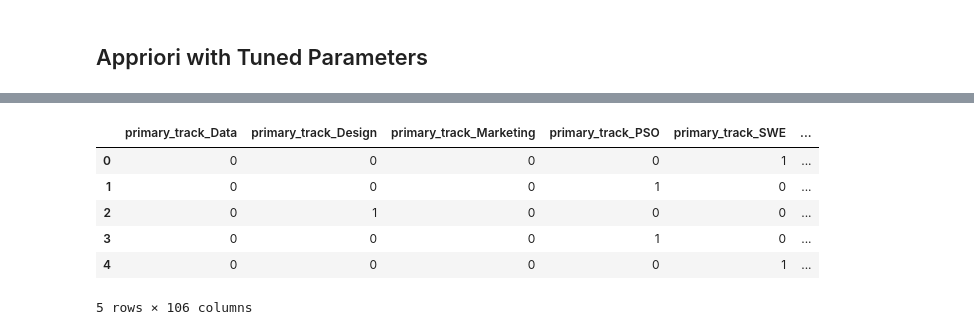
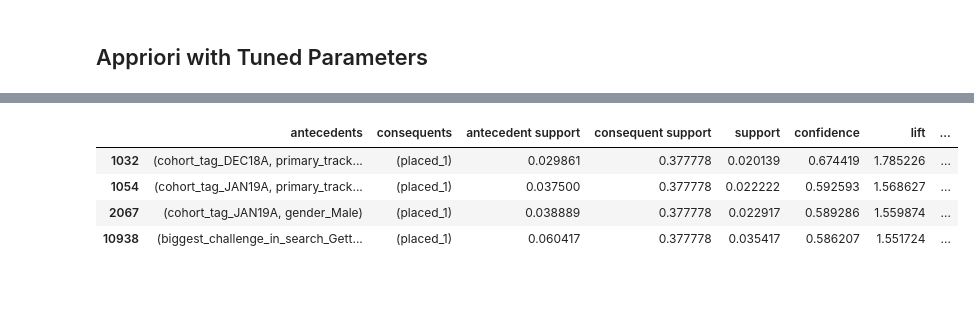
Before and after one commit to robinsaheb/Pathrise, a Jupyter notebook: Pathrise.ipynb, the cells around one changed output, grey strips where cells are left out. Drawn from its saved outputs; the diff is of its cells as text; code cells hidden in the pictures; blank space fills up the shorter version.

```diff
--- a/Pathrise.ipynb
+++ b/Pathrise.ipynb
@@ -385,25 +392,21 @@ We can see that we are getting attrition no with the highest support, this is du
-# %%
-df_2.head()
-# %% [output]
-|  | primary_track_Data | primary_track_Design | primary_track_Marketing | primary_track_PSO | primary_track_SWE | ... |
-| 0 | 0 | 0 | 0 | 0 | 1 | ... |
-| 1 | 0 | 0 | 0 | 1 | 0 | ... |
-| 2 | 0 | 1 | 0 | 0 | 0 | ... |
-| 3 | 0 | 0 | 0 | 1 | 0 | ... |
-| 4 | 0 | 0 | 0 | 0 | 1 | ... |
-5 rows × 106 columns
 # %%
 #Apriori min support
 min_support = 0.02 # Since the number of Attrition = Yes is so less, min_support also needs to be small
 
 #Max lenght of apriori n-grams
 max_len = 3
 
-frequent_items = apriori(df, use_colnames=True, min_support=min_support, max_len=max_len + 1)
+frequent_items = apriori(df_2, use_colnames=True, min_support=min_support, max_len=max_len + 1)
 rules = association_rules(frequent_items, metric='lift', min_threshold=1)
 
-target = '{\'Attrition_1\'}'
+target = '{\'placed_1\'}'
 
 results_attrition_yes = rules[rules['consequents'].astype(str).str.contains(target, na=False)].sort_values(by='confidence', ascending=False)
 
-results_attrition_yes.head(5)
+results_attrition_yes.head(4)
+# %% [output]
+|  | antecedents | consequents | antecedent support | consequent support | support | confidence | lift | ... |
+| 1032 | (cohort_tag_DEC18A, primary_track... | (placed_1) | 0.029861 | 0.377778 | 0.020139 | 0.674419 | 1.785226 | ... |
+| 1054 | (cohort_tag_JAN19A, primary_track... | (placed_1) | 0.037500 | 0.377778 | 0.022222 | 0.592593 | 1.568627 | ... |
+| 2067 | (cohort_tag_JAN19A, gender_Male) | (placed_1) | 0.038889 | 0.377778 | 0.022917 | 0.589286 | 1.559874 | ... |
+| 10938 | (biggest_challenge_in_search_Gett... | (placed_1) | 0.060417 | 0.377778 | 0.035417 | 0.586207 | 1.551724 | ... |
```
Also changed, not shown: parts of 11 cells of this notebook.
